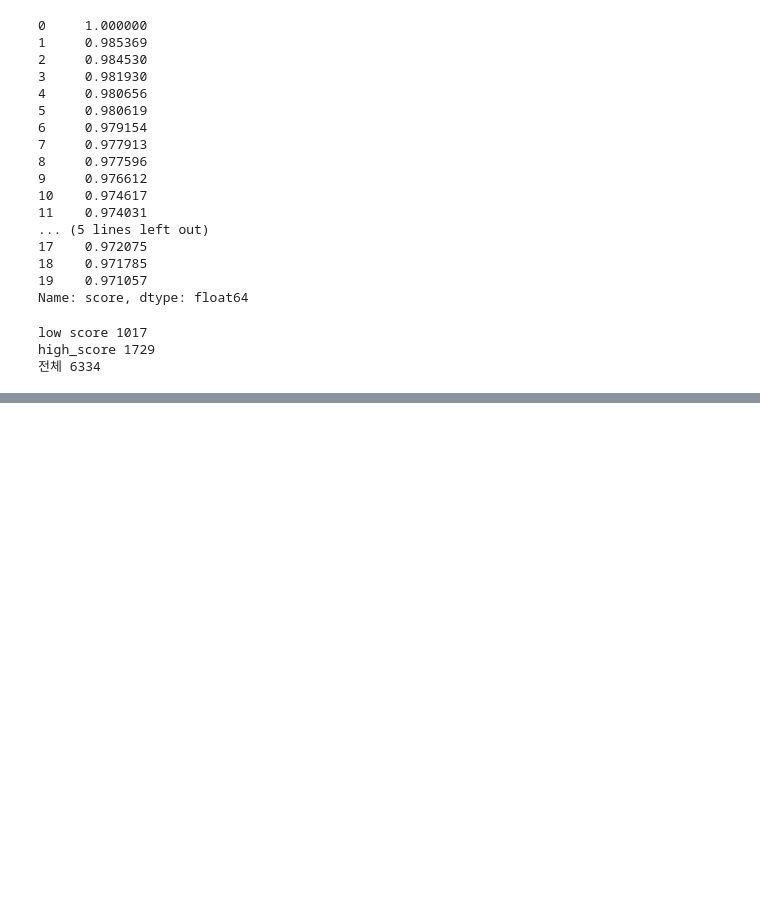
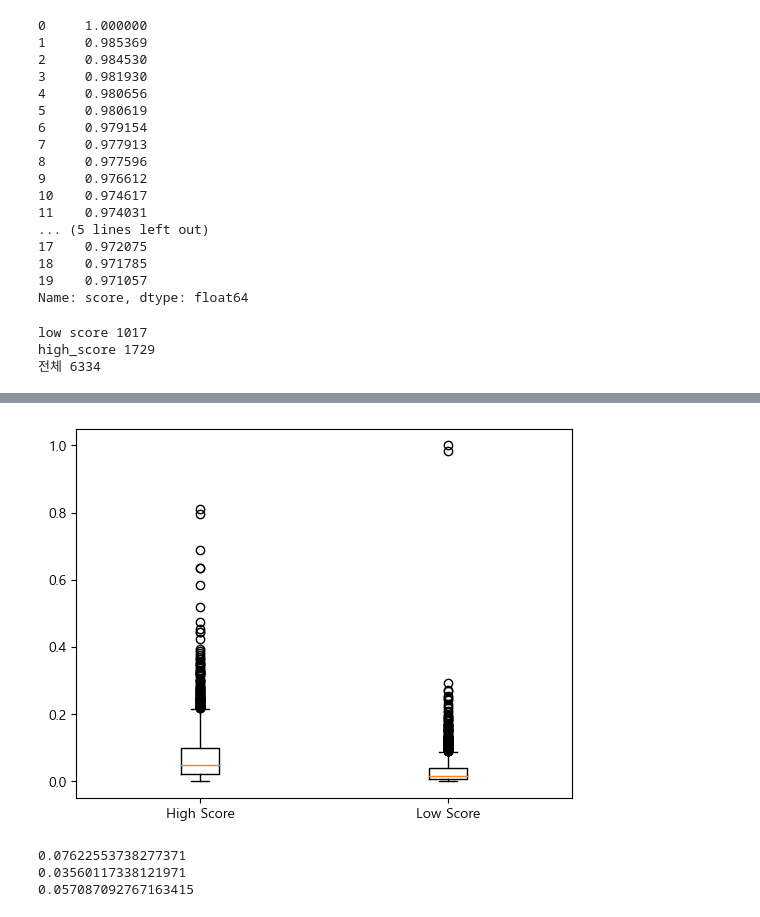
Before and after one commit to yuuhey/image_preprocessing, a Jupyter notebook: haralick_df.ipynb, the cells around one changed output, grey strips where cells are left out. Drawn from its saved outputs; the diff is of its cells as text; code cells hidden in the pictures; blank space fills up the shorter version.

```diff
--- a/haralick_df.ipynb
+++ b/haralick_df.ipynb
@@ -67,3 +90,16 @@ high_score 1729
+# %%
+plt.boxplot([high_score['sift'], low_score['sift']], labels=['High Score', 'Low Score'])
+plt.show()
+# %% [output]
+[figure, added]
+# %%
+print(np.mean(high_score['sift']))
+print(np.mean(low_score['sift']))
+print(np.mean(df['sift']))
+# %% [output]
+0.07622553738277371
+0.03560117338121971
+0.057087092767163415
 # %%
 import pandas as pd
 from sklearn.model_selection import train_test_split
```
Also changed, not shown: parts of 16 cells of this notebook, 5 other files.
